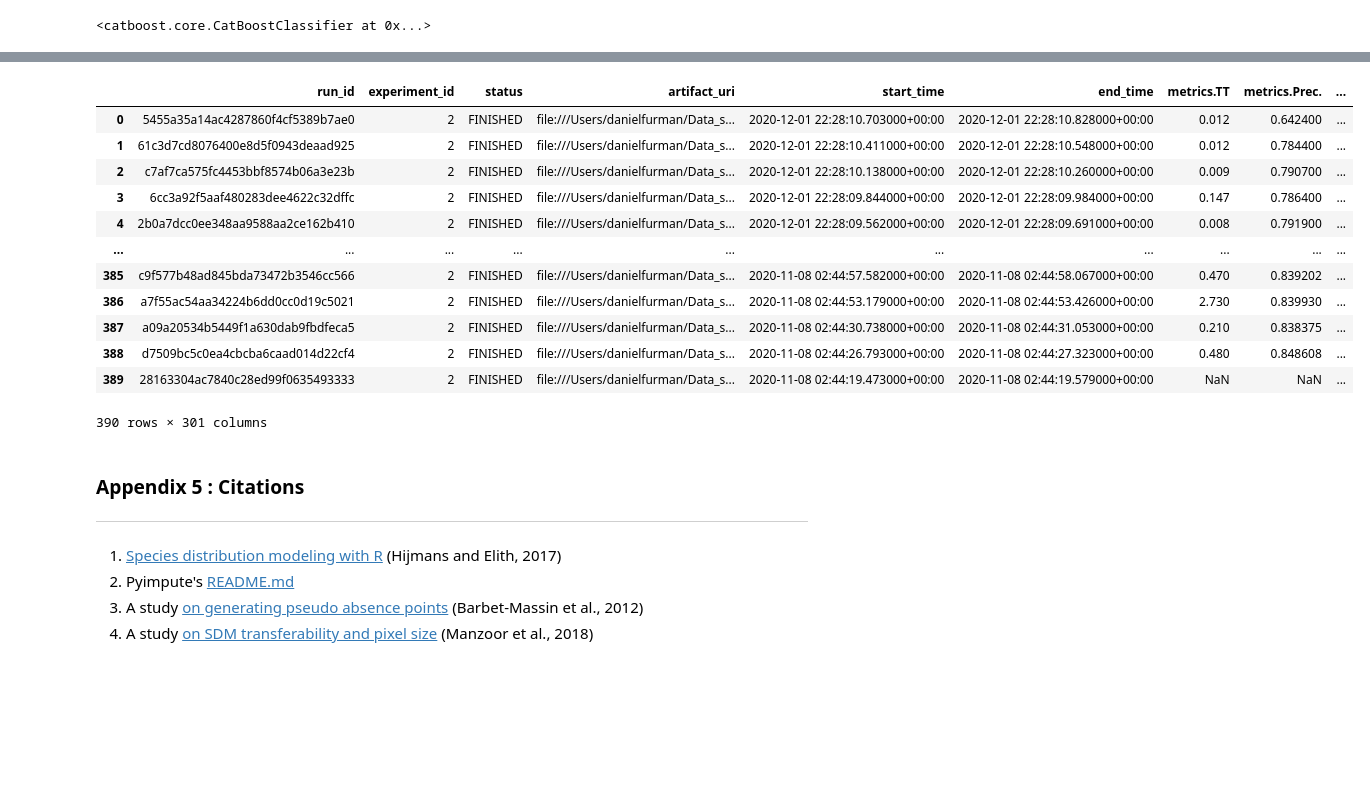
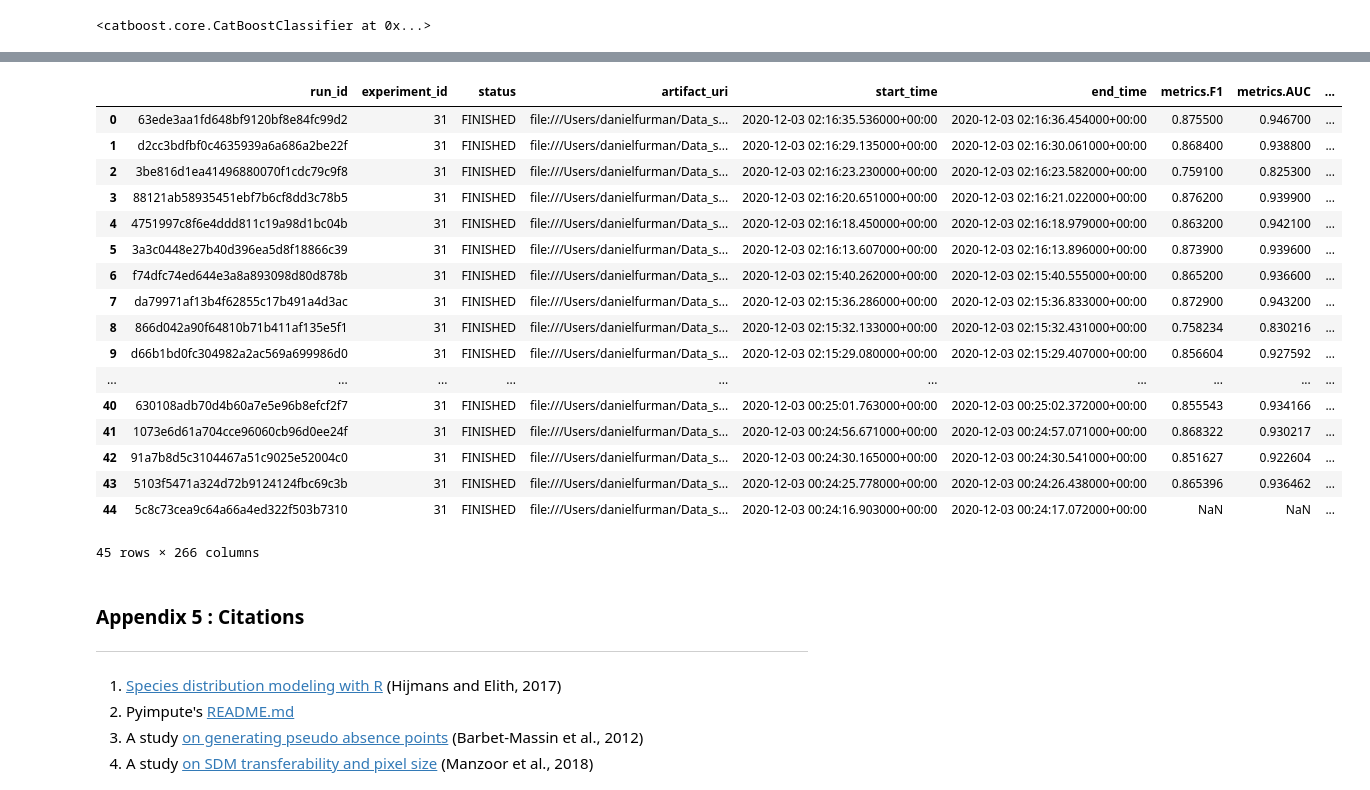
Before and after one commit to daniel-furman/ensemble-climate-projections, a Jupyter notebook: Comparing_MLs.ipynb, the cells around one changed output, grey strips where cells are left out. Saved outputs shown, nothing was run; the diff lists cells and outputs as text; code cells hidden in the pictures; blank space fills up the shorter version.

```diff
--- a/Comparing_MLs.ipynb
+++ b/Comparing_MLs.ipynb
@@ -335,21 +378,26 @@ TunableVotingClassifier(estimators=[('et',
                         weights=[1, 1, 1])
 # %%
 from pycaret.classification import get_logs
-get_logs(experiment_name = 'xantusia_after')
+get_logs(experiment_name = 'xv-21')
 # %% [output]
-|  | run_id | experiment_id | status | artifact_uri | start_time | end_time | metrics.TT | metrics.Prec. | ... |
-| 0 | 5455a35a14ac4287860f4cf5389b7ae0 | 2 | FINISHED | file:///Users/danielfurman/Data_s... | 2020-12-01 22:28:10.703000+00:00 | 2020-12-01 22:28:10.828000+00:00 | 0.012 | 0.642400 | ... |
-| 1 | 61c3d7cd8076400e8d5f0943deaad925 | 2 | FINISHED | file:///Users/danielfurman/Data_s... | 2020-12-01 22:28:10.411000+00:00 | 2020-12-01 22:28:10.548000+00:00 | 0.012 | 0.784400 | ... |
-| 2 | c7af7ca575fc4453bbf8574b06a3e23b | 2 | FINISHED | file:///Users/danielfurman/Data_s... | 2020-12-01 22:28:10.138000+00:00 | 2020-12-01 22:28:10.260000+00:00 | 0.009 | 0.790700 | ... |
-| 3 | 6cc3a92f5aaf480283dee4622c32dffc | 2 | FINISHED | file:///Users/danielfurman/Data_s... | 2020-12-01 22:28:09.844000+00:00 | 2020-12-01 22:28:09.984000+00:00 | 0.147 | 0.786400 | ... |
-| 4 | 2b0a7dcc0ee348aa9588aa2ce162b410 | 2 | FINISHED | file:///Users/danielfurman/Data_s... | 2020-12-01 22:28:09.562000+00:00 | 2020-12-01 22:28:09.691000+00:00 | 0.008 | 0.791900 | ... |
+|  | run_id | experiment_id | status | artifact_uri | start_time | end_time | metrics.F1 | metrics.AUC | ... |
+| 0 | 63ede3aa1fd648bf9120bf8e84fc99d2 | 31 | FINISHED | file:///Users/danielfurman/Data_s... | 2020-12-03 02:16:35.536000+00:00 | 2020-12-03 02:16:36.454000+00:00 | 0.875500 | 0.946700 | ... |
+| 1 | d2cc3bdfbf0c4635939a6a686a2be22f | 31 | FINISHED | file:///Users/danielfurman/Data_s... | 2020-12-03 02:16:29.135000+00:00 | 2020-12-03 02:16:30.061000+00:00 | 0.868400 | 0.938800 | ... |
+| 2 | 3be816d1ea41496880070f1cdc79c9f8 | 31 | FINISHED | file:///Users/danielfurman/Data_s... | 2020-12-03 02:16:23.230000+00:00 | 2020-12-03 02:16:23.582000+00:00 | 0.759100 | 0.825300 | ... |
+| 3 | 88121ab58935451ebf7b6cf8dd3c78b5 | 31 | FINISHED | file:///Users/danielfurman/Data_s... | 2020-12-03 02:16:20.651000+00:00 | 2020-12-03 02:16:21.022000+00:00 | 0.876200 | 0.939900 | ... |
+| 4 | 4751997c8f6e4ddd811c19a98d1bc04b | 31 | FINISHED | file:///Users/danielfurman/Data_s... | 2020-12-03 02:16:18.450000+00:00 | 2020-12-03 02:16:18.979000+00:00 | 0.863200 | 0.942100 | ... |
+| 5 | 3a3c0448e27b40d396ea5d8f18866c39 | 31 | FINISHED | file:///Users/danielfurman/Data_s... | 2020-12-03 02:16:13.607000+00:00 | 2020-12-03 02:16:13.896000+00:00 | 0.873900 | 0.939600 | ... |
+| 6 | f74dfc74ed644e3a8a893098d80d878b | 31 | FINISHED | file:///Users/danielfurman/Data_s... | 2020-12-03 02:15:40.262000+00:00 | 2020-12-03 02:15:40.555000+00:00 | 0.865200 | 0.936600 | ... |
+| 7 | da79971af13b4f62855c17b491a4d3ac | 31 | FINISHED | file:///Users/danielfurman/Data_s... | 2020-12-03 02:15:36.286000+00:00 | 2020-12-03 02:15:36.833000+00:00 | 0.872900 | 0.943200 | ... |
+| 8 | 866d042a90f64810b71b411af135e5f1 | 31 | FINISHED | file:///Users/danielfurman/Data_s... | 2020-12-03 02:15:32.133000+00:00 | 2020-12-03 02:15:32.431000+00:00 | 0.758234 | 0.830216 | ... |
+| 9 | d66b1bd0fc304982a2ac569a699986d0 | 31 | FINISHED | file:///Users/danielfurman/Data_s... | 2020-12-03 02:15:29.080000+00:00 | 2020-12-03 02:15:29.407000+00:00 | 0.856604 | 0.927592 | ... |
 | ... | ... | ... | ... | ... | ... | ... | ... | ... | ... |
-| 385 | c9f577b48ad845bda73472b3546cc566 | 2 | FINISHED | file:///Users/danielfurman/Data_s... | 2020-11-08 02:44:57.582000+00:00 | 2020-11-08 02:44:58.067000+00:00 | 0.470 | 0.839202 | ... |
-| 386 | a7f55ac54aa34224b6dd0cc0d19c5021 | 2 | FINISHED | file:///Users/danielfurman/Data_s... | 2020-11-08 02:44:53.179000+00:00 | 2020-11-08 02:44:53.426000+00:00 | 2.730 | 0.839930 | ... |
-| 387 | a09a20534b5449f1a630dab9fbdfeca5 | 2 | FINISHED | file:///Users/danielfurman/Data_s... | 2020-11-08 02:44:30.738000+00:00 | 2020-11-08 02:44:31.053000+00:00 | 0.210 | 0.838375 | ... |
-| 388 | d7509bc5c0ea4cbcba6caad014d22cf4 | 2 | FINISHED | file:///Users/danielfurman/Data_s... | 2020-11-08 02:44:26.793000+00:00 | 2020-11-08 02:44:27.323000+00:00 | 0.480 | 0.848608 | ... |
-| 389 | 28163304ac7840c28ed99f0635493333 | 2 | FINISHED | file:///Users/danielfurman/Data_s... | 2020-11-08 02:44:19.473000+00:00 | 2020-11-08 02:44:19.579000+00:00 | NaN | NaN | ... |
+| 40 | 630108adb70d4b60a7e5e96b8efcf2f7 | 31 | FINISHED | file:///Users/danielfurman/Data_s... | 2020-12-03 00:25:01.763000+00:00 | 2020-12-03 00:25:02.372000+00:00 | 0.855543 | 0.934166 | ... |
+| 41 | 1073e6d61a704cce96060cb96d0ee24f | 31 | FINISHED | file:///Users/danielfurman/Data_s... | 2020-12-03 00:24:56.671000+00:00 | 2020-12-03 00:24:57.071000+00:00 | 0.868322 | 0.930217 | ... |
+| 42 | 91a7b8d5c3104467a51c9025e52004c0 | 31 | FINISHED | file:///Users/danielfurman/Data_s... | 2020-12-03 00:24:30.165000+00:00 | 2020-12-03 00:24:30.541000+00:00 | 0.851627 | 0.922604 | ... |
+| 43 | 5103f5471a324d72b9124124fbc69c3b | 31 | FINISHED | file:///Users/danielfurman/Data_s... | 2020-12-03 00:24:25.778000+00:00 | 2020-12-03 00:24:26.438000+00:00 | 0.865396 | 0.936462 | ... |
+| 44 | 5c8c73cea9c64a66a4ed322f503b7310 | 31 | FINISHED | file:///Users/danielfurman/Data_s... | 2020-12-03 00:24:16.903000+00:00 | 2020-12-03 00:24:17.072000+00:00 | NaN | NaN | ... |
-390 rows × 301 columns
+45 rows × 266 columns
 # %% [markdown]
 ### Appendix 5 : Citations
 ---
```
Also changed, not shown: parts of 20 cells of this notebook, 2 other files.
